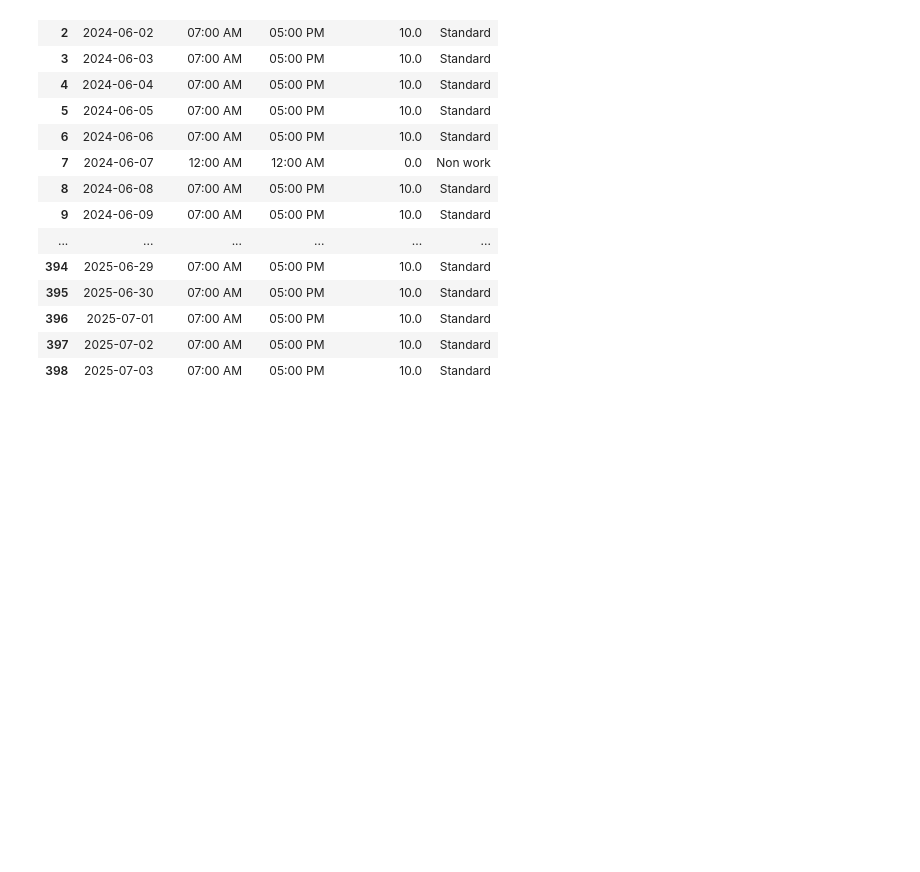
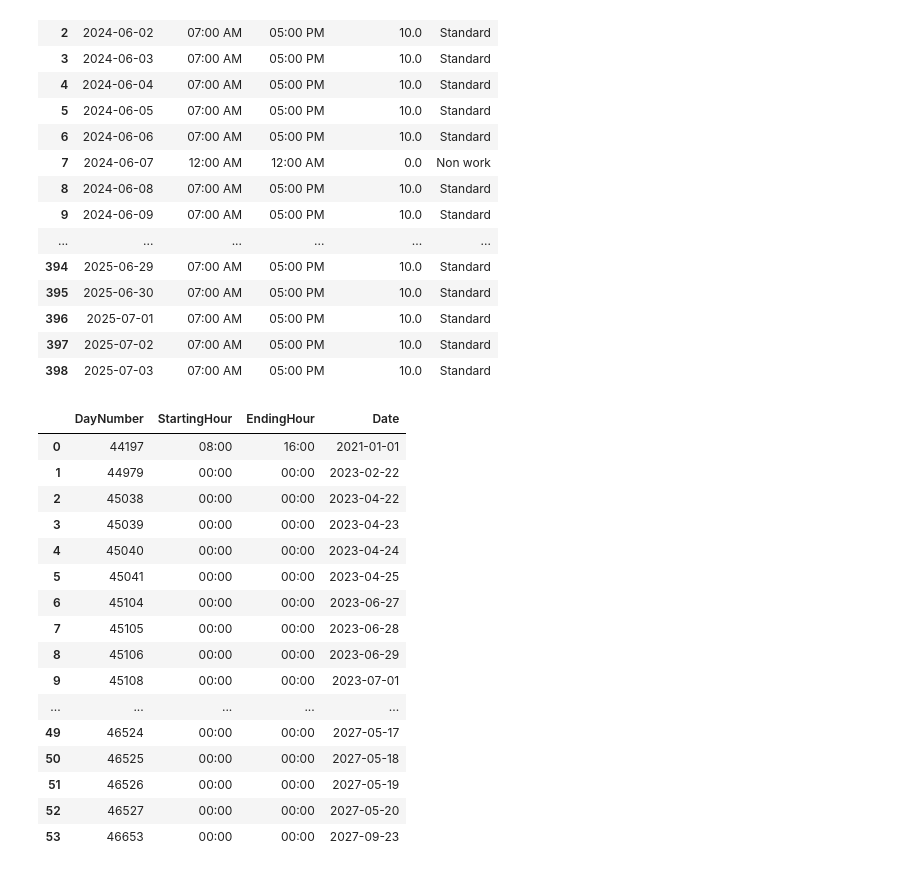
Before and after one commit to AhmadAbdRabou/Primavera_Reporting_Rev00, a Jupyter notebook: Scratch Sheet.ipynb, the cells around one changed output. Drawn from its saved outputs; the diff is of its cells as text; code cells hidden in the pictures; blank space fills up the shorter version.

```diff
--- a/Scratch Sheet.ipynb
+++ b/Scratch Sheet.ipynb
@@ -446,0 +451,20 @@ df
+# %%
+Exceptions
+# %% [output]
+|  | DayNumber | StartingHour | EndingHour | Date |
+| 0 | 44197 | 08:00 | 16:00 | 2021-01-01 |
+| 1 | 44979 | 00:00 | 00:00 | 2023-02-22 |
+| 2 | 45038 | 00:00 | 00:00 | 2023-04-22 |
+| 3 | 45039 | 00:00 | 00:00 | 2023-04-23 |
+| 4 | 45040 | 00:00 | 00:00 | 2023-04-24 |
+| 5 | 45041 | 00:00 | 00:00 | 2023-04-25 |
+| 6 | 45104 | 00:00 | 00:00 | 2023-06-27 |
+| 7 | 45105 | 00:00 | 00:00 | 2023-06-28 |
+| 8 | 45106 | 00:00 | 00:00 | 2023-06-29 |
+| 9 | 45108 | 00:00 | 00:00 | 2023-07-01 |
+| ... | ... | ... | ... | ... |
+| 49 | 46524 | 00:00 | 00:00 | 2027-05-17 |
+| 50 | 46525 | 00:00 | 00:00 | 2027-05-18 |
+| 51 | 46526 | 00:00 | 00:00 | 2027-05-19 |
+| 52 | 46527 | 00:00 | 00:00 | 2027-05-20 |
+| 53 | 46653 | 00:00 | 00:00 | 2027-09-23 |
```
Also changed, not shown: parts of 9 cells of this notebook.
